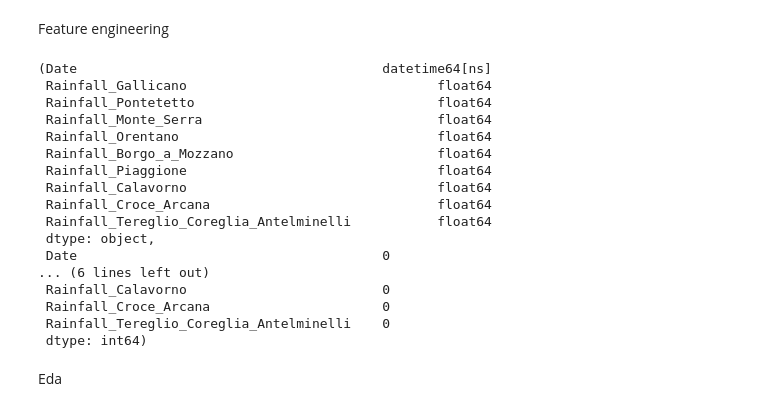
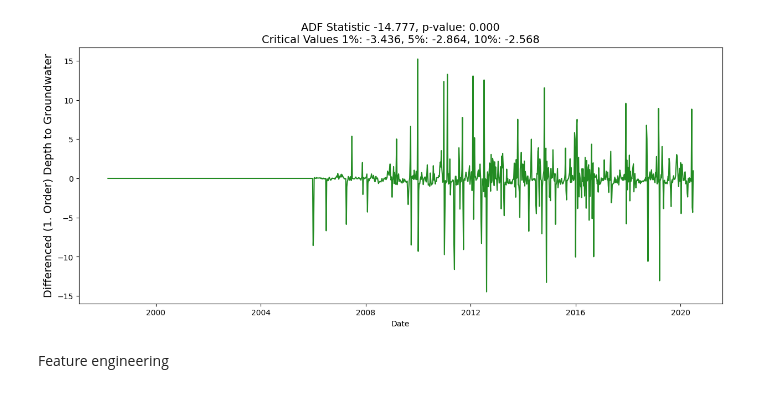
Before and after one commit to Munchkinland/Time-Series-Acea-Smart-Water-Analytics-, a Jupyter notebook: src/explore.ipynb, the cells around one changed output. Cells and saved outputs as stored; diff of their text form; code cells hidden in the pictures.

```diff
--- a/src/explore.ipynb
+++ b/src/explore.ipynb
@@ -18,0 +212,7 @@ total_data.head()
+# %%
+total_data = total_data.sort_values(by='Date')
+
+# Check time intervals
+total_data['delta'] = total_data['Date'] - total_data['Date'].shift(1)
+
+total_data[['Date', 'delta']].head()
@@ -18,0 +230,3 @@ total_data.head()
+# %%
+total_data = total_data.drop('delta', axis=1)
+total_data.isna().sum()
@@ -81,40 +429,16 @@ memory usage: 1.7+ MB
+# %%
+# First Order Differencing for 'Depth_to_Groundwater'
+ts_diff_depth = np.diff(total_data['Depth_to_Groundwater'])
+total_data['Depth_to_Groundwater_diff_1'] = np.append([0], ts_diff_depth)
+
+# First Order Differencing for 'Drainage Volume'
+ts_diff_drainage = np.diff(total_data['Volume'])
+total_data['Drainage_Volume_diff_1'] = np.append([0], ts_diff_drainage)
+
+# Visualización de 'Depth_to_Groundwater' después de la diferenciación
+f, ax = plt.subplots(nrows=1, ncols=1, figsize=(15, 6))
+visualize_adfuller_results(total_data['Depth_to_Groundwater_diff_1'], 'Differenced (1. Order) Depth to Groundwater', ax)
+# %% [output]
+[figure, added]
 # %% [markdown]
 Feature engineering
-# %%
-import pandas as pd
-
-# Convertir la columna 'Date' a formato de fecha
-total_data['Date'] = pd.to_datetime(total_data['Date'], dayfirst=True)
-
-# Verificar la conversión
-data_types_after_conversion = total_data.dtypes
-
-# Tratamiento de valores faltantes: para este análisis inicial, vamos a reemplazar los valores faltantes
-# con la media de cada columna. Esta es una estrategia simple y común, aunque no siempre es la óptima.
-data_filled = total_data.fillna(total_data.mean())
-
-# Verificar el resultado del tratamiento de valores faltantes
-missing_values_after_filling = data_filled.isnull().sum()
-
-# Mostrar solo las primeras 10 columnas por brevedad
-data_types_after_conversion.head(10), missing_values_after_filling.head(10)
-# %% [output]
-(Date                                       datetime64[ns]
- Rainfall_Gallicano                                float64
- Rainfall_Pontetetto                               float64
- Rainfall_Monte_Serra                              float64
- Rainfall_Orentano                                 float64
- Rainfall_Borgo_a_Mozzano                          float64
- Rainfall_Piaggione                                float64
- Rainfall_Calavorno                                float64
- Rainfall_Croce_Arcana                             float64
- Rainfall_Tereglio_Coreglia_Antelminelli           float64
- dtype: object,
- Date                                       0
-... (6 lines left out)
- Rainfall_Calavorno                         0
- Rainfall_Croce_Arcana                      0
- Rainfall_Tereglio_Coreglia_Antelminelli    0
- dtype: int64)
-# %% [markdown]
-Eda
```
Also changed, not shown: parts of 41 cells of this notebook, 2 other files.
